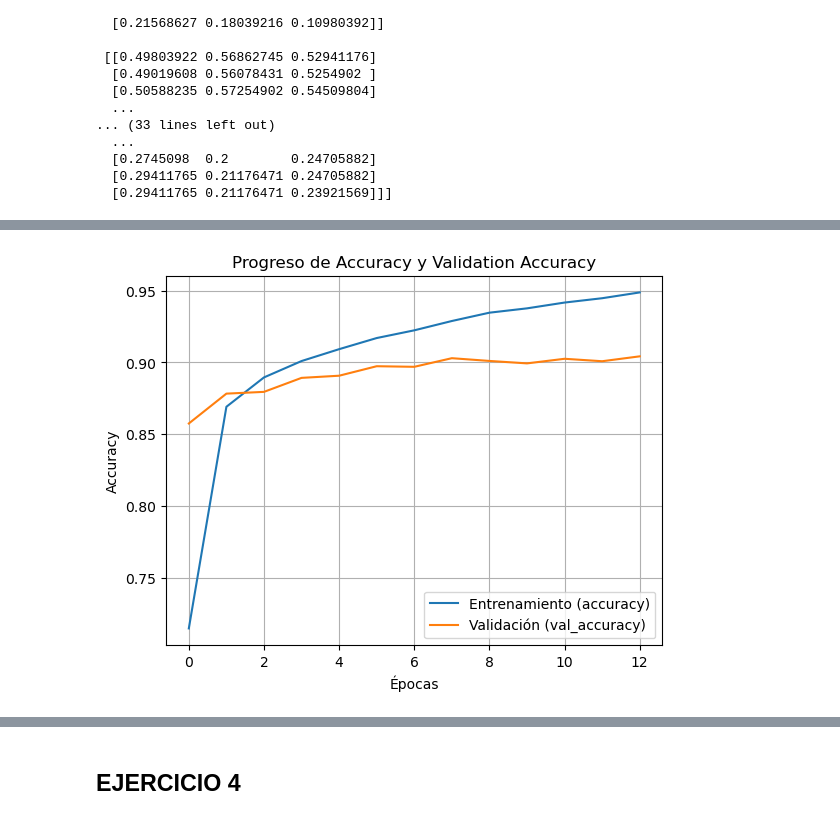
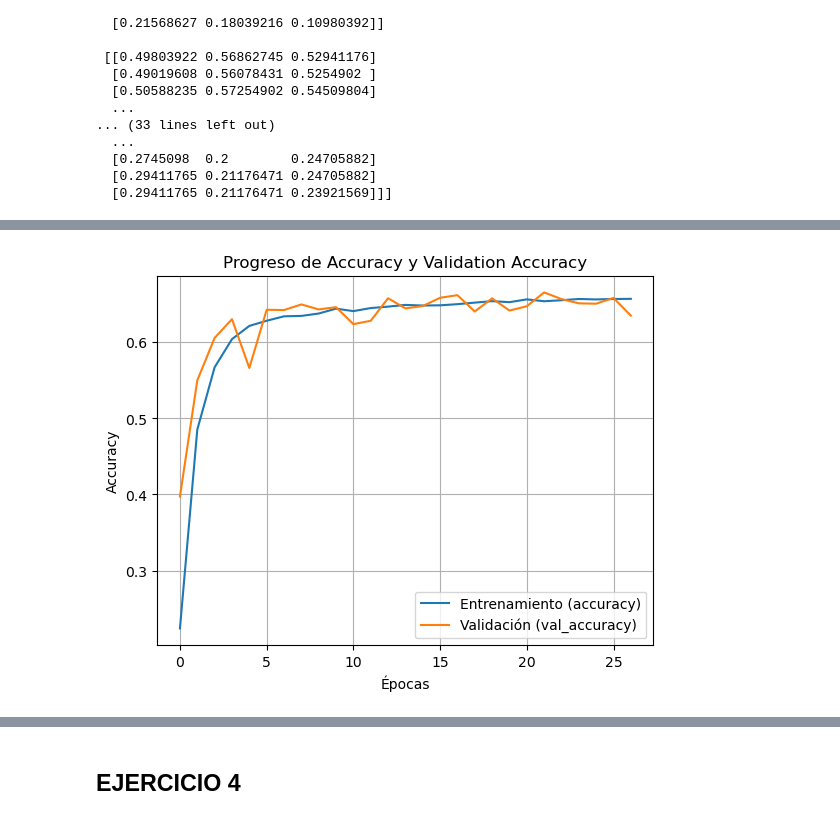
Before and after one commit to Mario-Lopez-Gonzalez/Python_clase, a Jupyter notebook: SAPA/Ejercicios/4_3Ejercicios.ipynb, the cells around one changed output, grey strips where cells are left out. Cells and saved outputs as stored; diff of their text form; code cells hidden in the pictures.

```diff
--- a/SAPA/Ejercicios/4_3Ejercicios.ipynb
+++ b/SAPA/Ejercicios/4_3Ejercicios.ipynb
@@ -303,15 +301,11 @@ print(X_train[0])
   [0.29411765 0.21176471 0.24705882]
   [0.29411765 0.21176471 0.23921569]]]
 # %%
-# Construir el modelo, una red densa da un acc de 0.18, GPT recomienda usar convolucionales
+# Red densa, seguramente sea poco efectiva
 model = tf.keras.Sequential([
     tf.keras.layers.Input(shape=(32,32,3)),
-    tf.keras.layers.Conv2D(32, (3, 3), activation='relu'),
-    tf.keras.layers.MaxPooling2D((2, 2)),
-    tf.keras.layers.Conv2D(64, (3, 3), activation='relu'),
-    tf.keras.layers.MaxPooling2D((2, 2)),
-    tf.keras.layers.Conv2D(64, (3, 3), activation='relu'),
     tf.keras.layers.Flatten(),
+    tf.keras.layers.Dense(128, activation='relu'),
     tf.keras.layers.Dense(64, activation='relu'),
     tf.keras.layers.Dense(10, activation='softmax')
 ])
@@ -370,2 +364,2 @@ Epoch 13/100
-[figure, old version]
+[figure, new version]
 # %%
```
Also changed, not shown: parts of 5 cells of this notebook, 7 other files.
